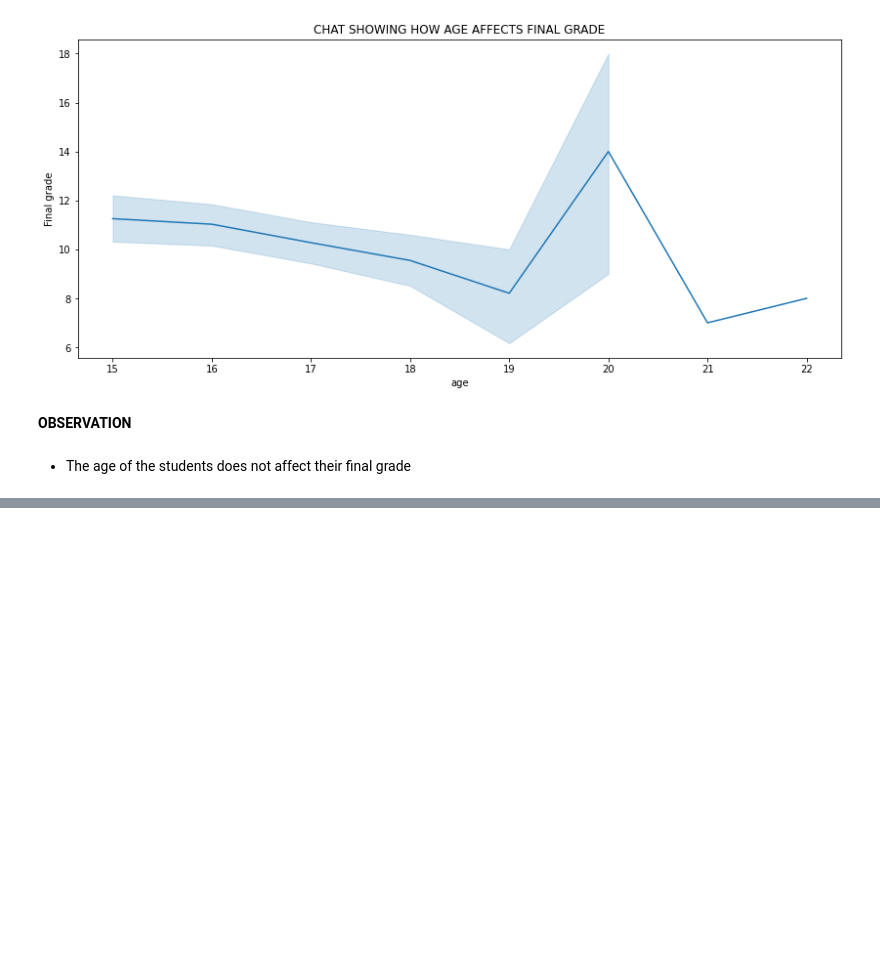
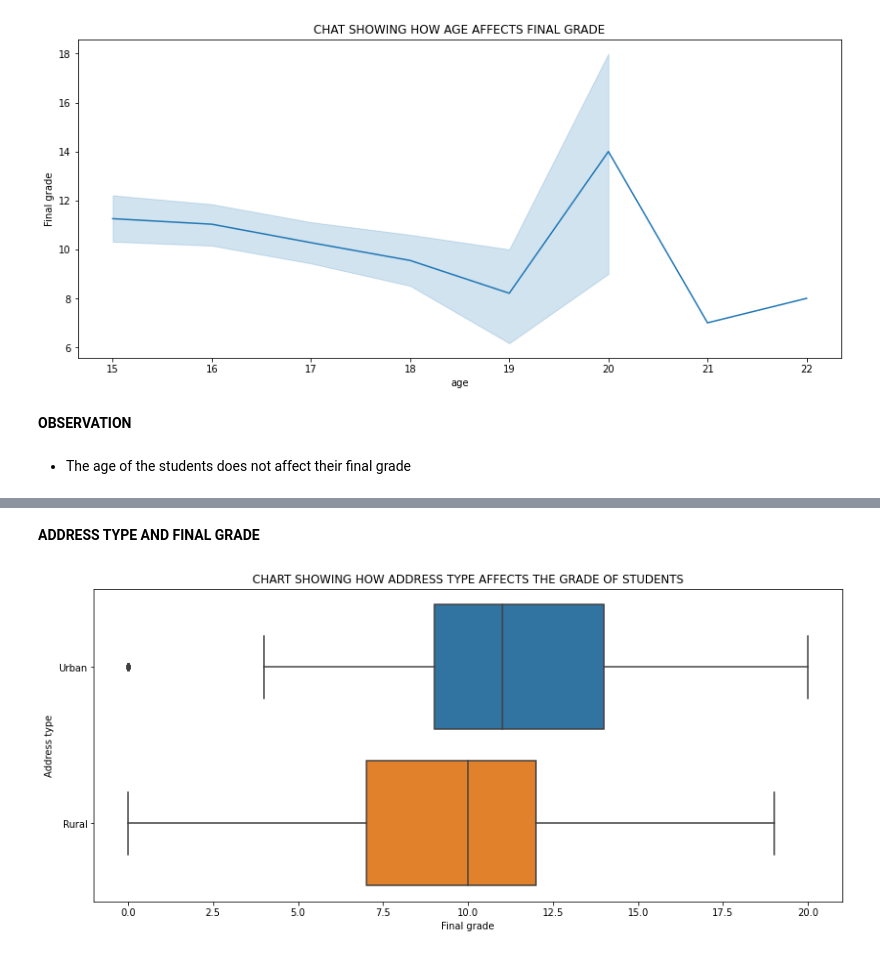
Before and after one commit to devchoplife/Students-grades, a Jupyter notebook: portuguese_students_grade_analysis.ipynb, the cells around one changed output, grey strips where cells are left out. Drawn from its saved outputs; the diff is of its cells as text; code cells hidden in the pictures; blank space fills up the shorter version.

```diff
--- a/portuguese_students_grade_analysis.ipynb
+++ b/portuguese_students_grade_analysis.ipynb
@@ -237,0 +261,11 @@ plt.show()
+# %% [markdown]
+**ADDRESS TYPE AND FINAL GRADE**
+# %%
+plt.figure(figsize = (14, 6))
+sns.boxplot('G3', 'address', data = grades)
+plt.title("CHART SHOWING HOW ADDRESS TYPE AFFECTS THE GRADE OF STUDENTS")
+plt.xlabel("Final grade")
+plt.ylabel("Address type")
+plt.show()
+# %% [output]
+[figure, added]
```
Also changed, not shown: parts of 6 cells of this notebook.
